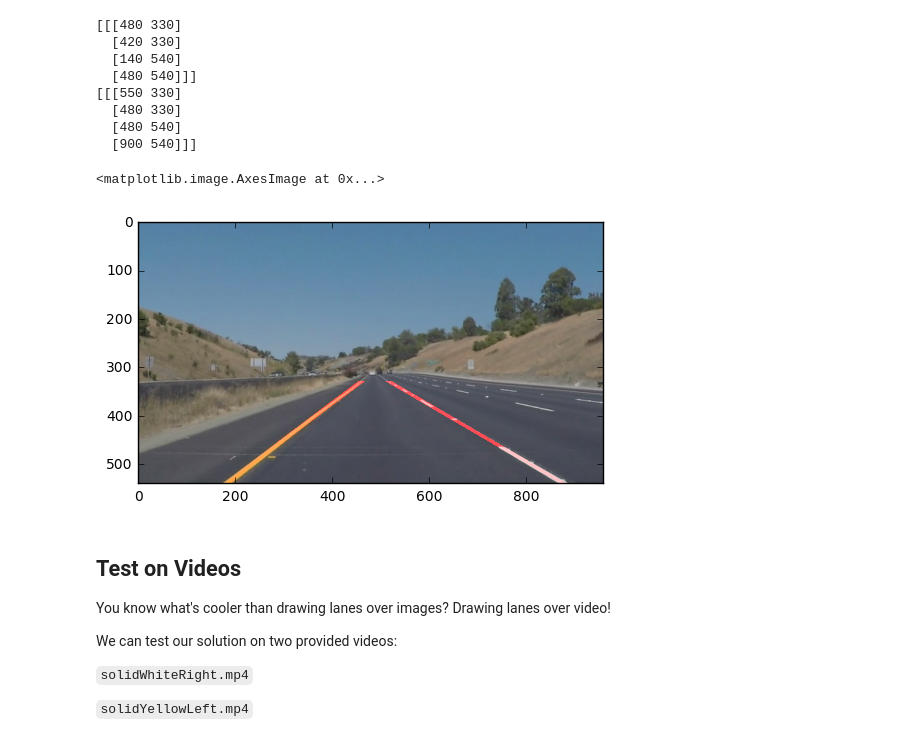
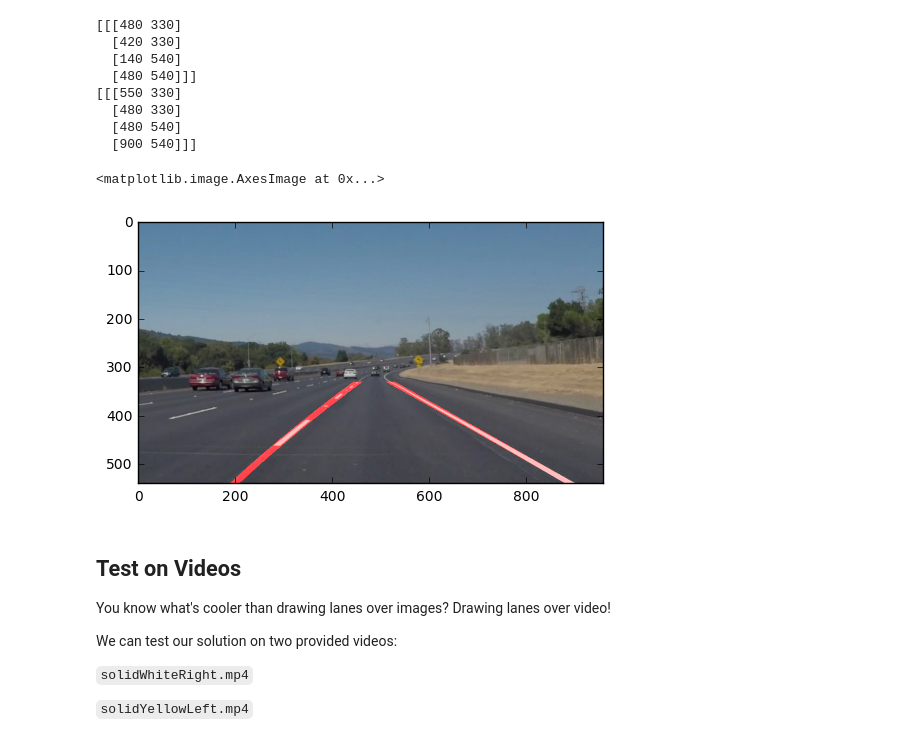
Before and after one commit to ghostFaceKillah/car_one, a Jupyter notebook: P1.ipynb, the cells around one changed output. Cells and saved outputs as stored; diff of their text form; code cells hidden in the pictures.

```diff
--- a/P1.ipynb
+++ b/P1.ipynb
@@ -229,46 +229,44 @@ def fit_polynomial_line_extension(img_crop, degree=2):
 
     fit_params = np.polyfit(ys, xs, degree)
     fit_f = np.poly1d(fit_params)
 
     # y_hat = np.arange(start=UPPER_BOUND, stop=img_gray.shape[0])
     # x_hat = fit_f(y_hat)
     # return x_hat, y_hat
     return fit_f
 
 
-def process_image(image):
+def process_image(image, eps=10):
     #TODO(mike): parametrize better
     img_gray = grayscale(image)
     img_gaussian_blur = gaussian_blur(img_gray, 5)
     img_canny = canny(img_gaussian_blur, 100, 280)
 
     img_cropped = region_of_interest(img_canny, center_region)
     img_cropped_right = region_of_interest(img_canny, right_region)
     img_cropped_left = region_of_interest(img_canny, left_region)
 
     lf = fit_polynomial_line_extension(img_cropped_left)
     rf = fit_polynomial_line_extension(img_cropped_right)
 
     mark_image = np.zeros_like(image)
-    eps=7
-    # transform this into mesh!!
-    for y in range(UPPER_BOUND, image.shape[0]):
-        lx = lf(y)
-        rx = rf(y)
-        for x in range(image.shape[1]):
-            if np.abs(x - lx) <= eps:
-                mark_image[y, x] = (255, 0, 0)
-            if np.abs(x - rx) <= eps:
-                mark_image[y, x] = (255, 0, 0)
+
+    xx, yy = np.meshgrid(np.arange(image.shape[1]), np.arange(image.shape[0]))
+    r = eps ** 2
+
+    left_selector = ((lf(yy) - xx) ** 2 <= r) & (yy > UPPER_BOUND)
+    right_selector = ((rf(yy) - xx) ** 2 <= r) & (yy > UPPER_BOUND)
+    mark_image[left_selector] = (255, 0, 0)
+    mark_image[right_selector] = (255, 0, 0)
 
     return weighted_img(mark_image, image)
 
 
-image = mpimg.imread(os.path.join('test_images', dir_list[5]))
+image = mpimg.imread(os.path.join('test_images', dir_list[0]))
 plt.imshow(process_image(image))
 # %% [output]
 <matplotlib.image.AxesImage at 0x...>
-[figure, old version]
+[figure, new version]
 # %% [markdown]
 ## Test on Videos
 
```
Also changed, not shown: parts of 4 cells of this notebook.
